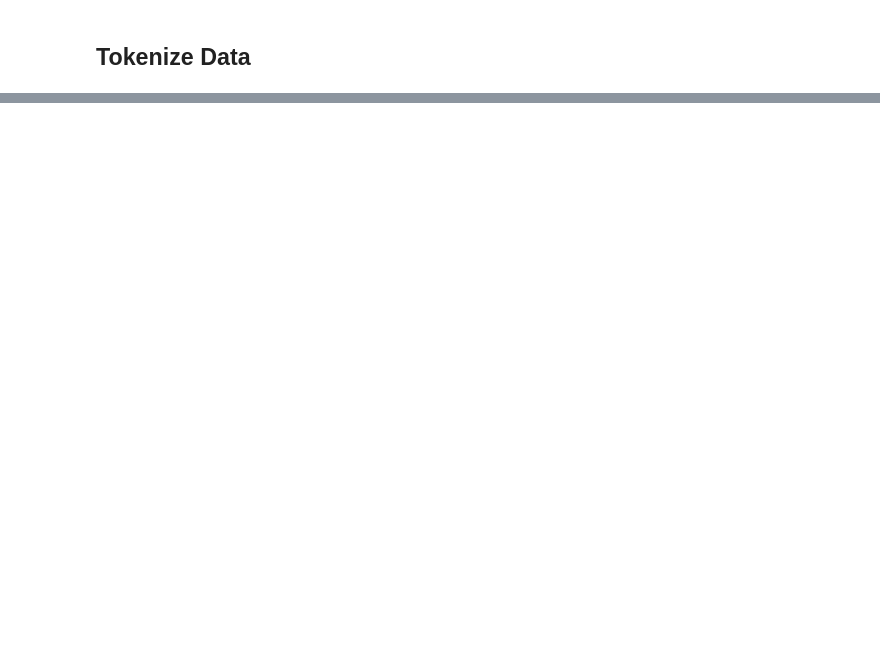
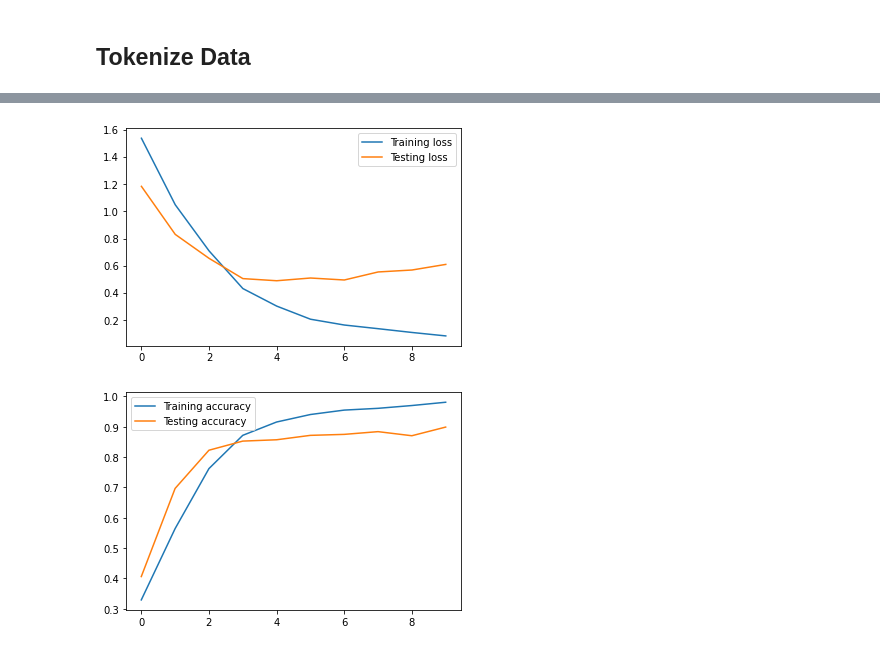
Before and after one commit to arihantbansal/SAiDL-Spring-Assignment-2022, a Jupyter notebook: NLP/trec_mixup.ipynb, the cells around one changed output, grey strips where cells are left out. Drawn from its saved outputs; the diff is of its cells as text; code cells hidden in the pictures; blank space fills up the shorter version.

Commit message:
:construction: baseline model finalized

```diff
--- a/NLP/trec_mixup.ipynb
+++ b/NLP/trec_mixup.ipynb
@@ -96,0 +344,3 @@ train_ds.head()
+# %%
+baseline_model = LSTMModel()
+baseline_model = to_device(baseline_model, device)
@@ -96,0 +414,32 @@ train_ds.head()
+# %%
+n_epochs = 10
+
+train_losses = []
+test_losses = []
+train_accs = []
+test_accs = []
+
+best_loss = float("inf")
+
+for epoch in range(n_epochs):
+  start_time = time.time()
+
+  train_loss, train_acc = train(baseline_model, train_dl, optimizer, criterion)
+  test_loss, test_acc = evaluate(baseline_model, test_dl, criterion)
+
+  train_losses.append(train_loss)
+  test_losses.append(test_loss)
+  train_accs.append(train_acc)
+  test_accs.append(test_acc)
+
+  end_time = time.time()
+
+  epoch_mins, epoch_secs = epoch_time(start_time, end_time)
+
+  if test_loss < best_loss:
+    best_loss = test_loss
+    torch.save(baseline_model.state_dict(), 'bilstm-model.pt')
+
+  print(f'Epoch: {epoch + 1: 02} | Epoch Time: {epoch_mins}m {epoch_secs}s')
+  print(f'\tTrain Loss: {train_loss: .3f} | Train Acc: {train_acc * 100: .2f}%')
+  print(f'\t Val. Loss: {test_loss: .3f} |  Val. Acc: {test_acc * 100: .2f}%')
@@ -97,3 +472,16 @@ train_ds.head()
+# %%
+plt.plot(train_losses, label = "Training loss")
+plt.plot(test_losses, label = "Testing loss")
+plt.legend()
+plt.show()
+
+plt.plot(train_accs, label = "Training accuracy")
+plt.plot(test_accs, label = "Testing accuracy")
+plt.legend()
+plt.show()
+# %% [output]
+[figure, added]
+[figure, added]
 # %%
 dataset.set_format(type="torch", columns=["text", "label-coarse"])
 train_dataloader = DataLoader(dataset["train"], batch_size=256)
```
Also changed, not shown: parts of 38 cells of this notebook.
